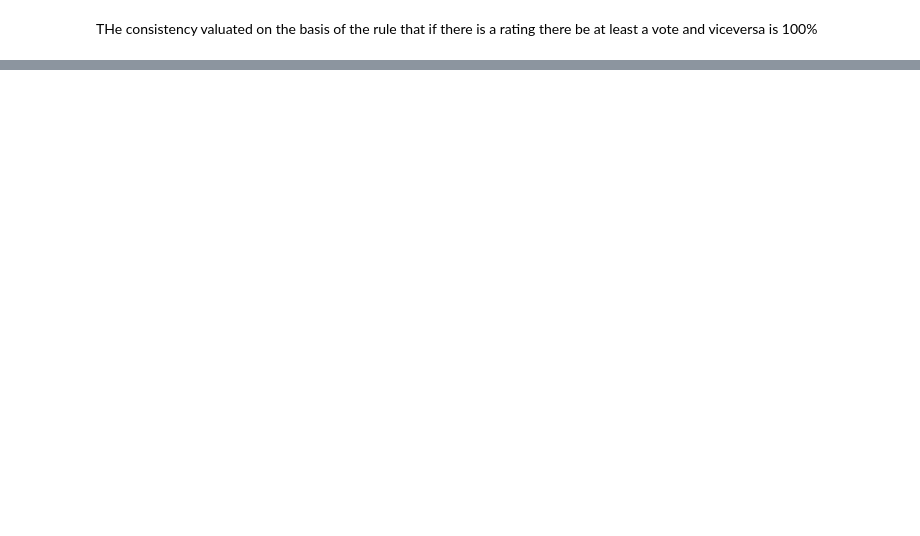
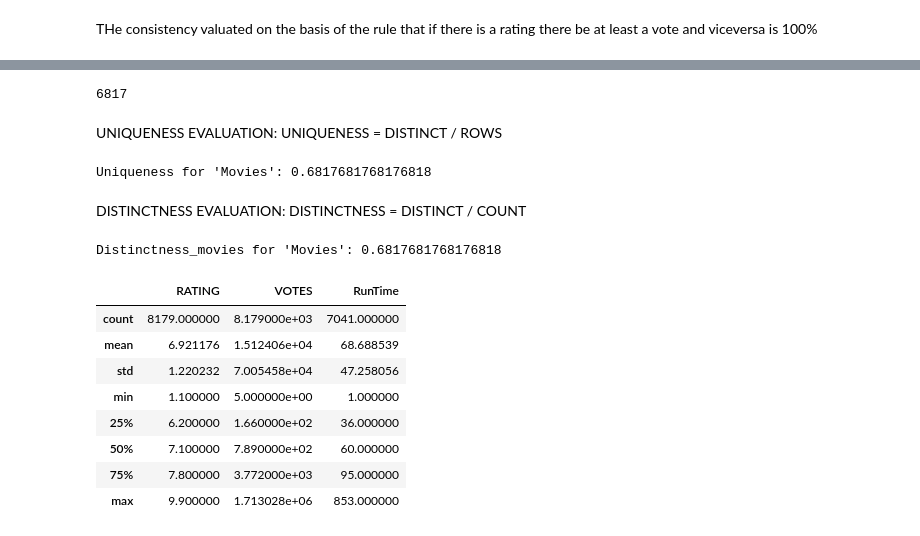
Before and after one commit to lukamath/DIQ_Project, a Jupyter notebook: DIQ_Project_10104067.ipynb, the cells around one changed output, grey strips where cells are left out. Saved outputs shown, nothing was run; the diff lists cells and outputs as text; code cells hidden in the pictures; blank space fills up the shorter version.

Commit message:
Profiling - MOVIES column

```diff
--- a/DIQ_Project_10104067.ipynb
+++ b/DIQ_Project_10104067.ipynb
@@ -476,0 +474,7 @@ THe consistency valuated on the basis of the rule that if there is a rating ther
+# %%
+# MOVIES = pd.read_csv("https://raw.githubusercontent.com/lukamath/DIQ_Project/master/movies.csv")
+# MOVIES = MOVIES.replace({'\n': ''}, regex=True)
+MISSING = ['\nAdd a Plot\n','\n']
+MOVIES = pd.read_csv('https://raw.githubusercontent.com/lukamath/DIQ_Project/master/movies.csv', na_values = MISSING)
+MOVIES = MOVIES.replace({'\n': ''}, regex=True)
+MOVIES
@@ -476,0 +578,31 @@ THe consistency valuated on the basis of the rule that if there is a rating ther
+# %%
+distinct_movies=MOVIES['MOVIES'].nunique()
+distinct_movies
+# %% [output]
+6817
+# %% [markdown]
+UNIQUENESS EVALUATION: UNIQUENESS = DISTINCT / ROWS
+# %%
+uniqueness_movies=distinct_movies/rows_movies
+print(f"Uniqueness for 'Movies': {uniqueness_movies}")
+# %% [output]
+Uniqueness for 'Movies': 0.6817681768176818
+# %% [markdown]
+DISTINCTNESS EVALUATION: DISTINCTNESS = DISTINCT / COUNT
+# %%
+distinctness_movies=distinct_movies/count_movies
+print(f"Distinctness_movies for 'Movies': {uniqueness_movies}")
+# %% [output]
+Distinctness_movies for 'Movies': 0.6817681768176818
+# %%
+MOVIES.describe()
+# %% [output]
+|  | RATING | VOTES | RunTime |
+| count | 8179.000000 | 8.179000e+03 | 7041.000000 |
+| mean | 6.921176 | 1.512406e+04 | 68.688539 |
+| std | 1.220232 | 7.005458e+04 | 47.258056 |
+| min | 1.100000 | 5.000000e+00 | 1.000000 |
+| 25% | 6.200000 | 1.660000e+02 | 36.000000 |
+| 50% | 7.100000 | 7.890000e+02 | 60.000000 |
+| 75% | 7.800000 | 3.772000e+03 | 95.000000 |
+| max | 9.900000 | 1.713028e+06 | 853.000000 |
```
Also changed, not shown: parts of 14 cells of this notebook.
